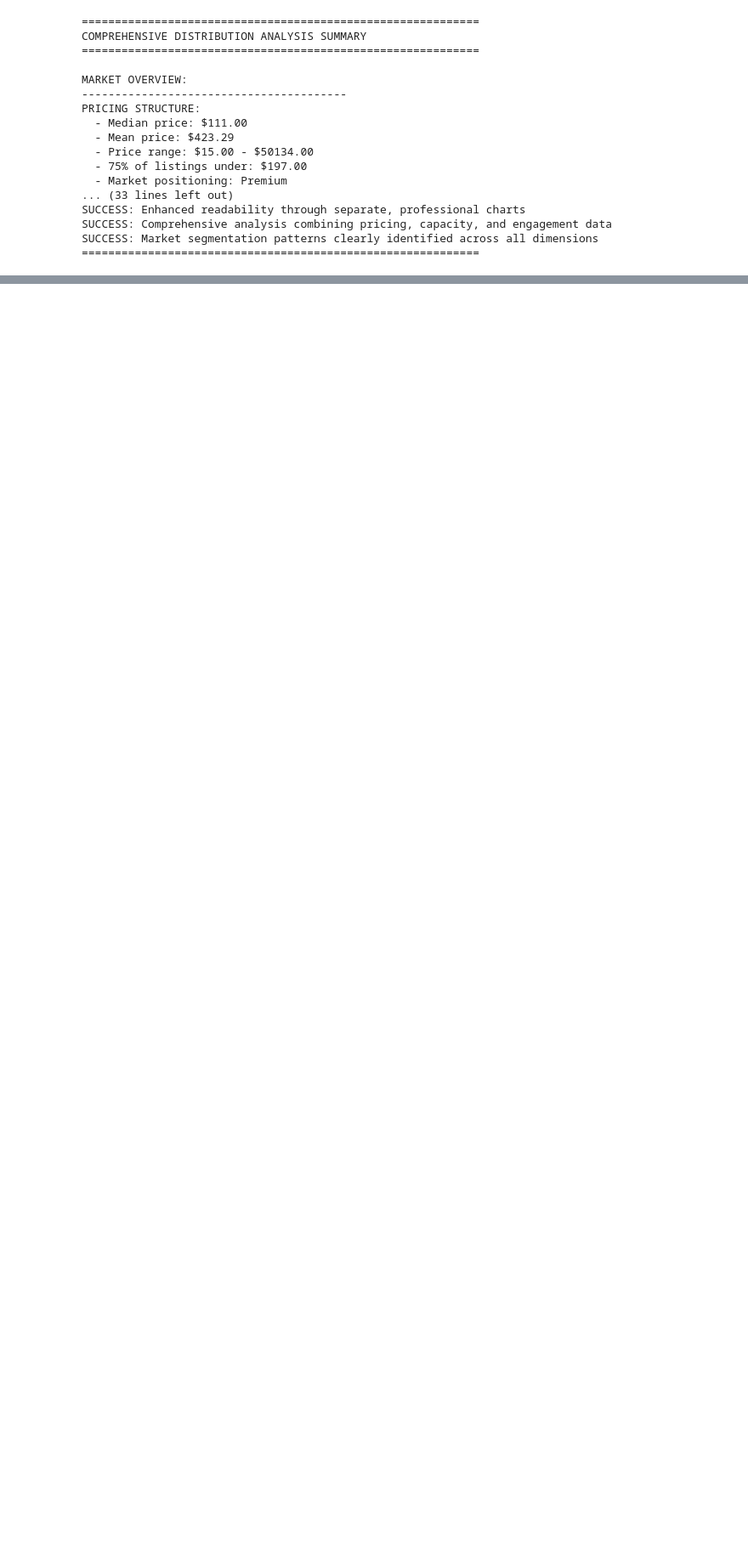
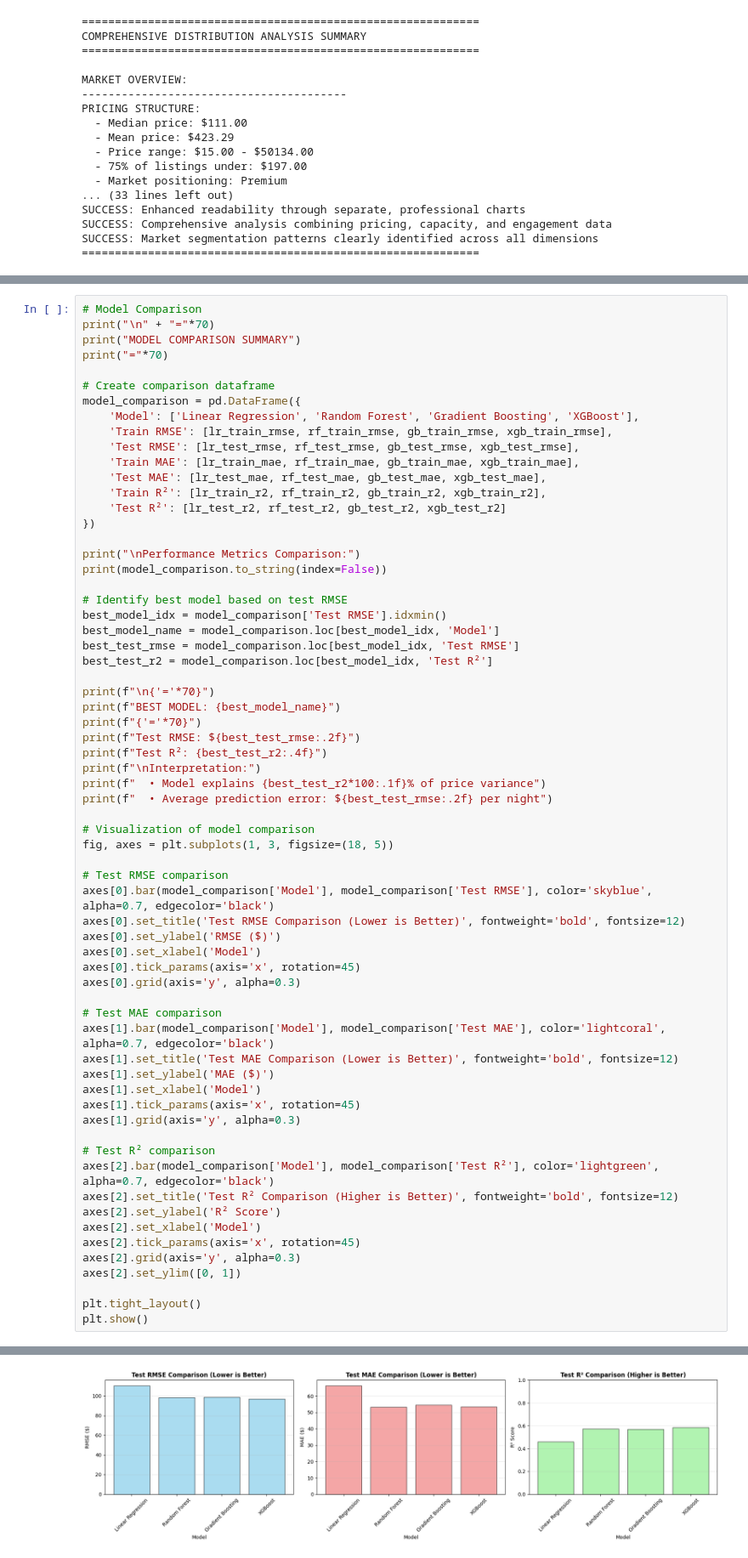
Before and after one commit to Trademark2004/AI-Applications-Project, a Jupyter notebook: Final_Project_661.ipynb, the cells around one changed output, grey strips where cells are left out. Shown at 85% size. Saved outputs shown, nothing was run; the diff lists cells and outputs as text; blank space fills up the shorter version.

Commit message:
Complete MS2: Add ML models with actual metrics, address all feedback

```diff
--- a/Final_Project_661.ipynb
+++ b/Final_Project_661.ipynb
@@ -2013,0 +2182,66 @@ SUCCESS: Categorical variables successfully integrated into comprehensive market
+# %%
+# Model Comparison
+print("\n" + "="*70)
+print("MODEL COMPARISON SUMMARY")
+print("="*70)
+
+# Create comparison dataframe
+model_comparison = pd.DataFrame({
+    'Model': ['Linear Regression', 'Random Forest', 'Gradient Boosting', 'XGBoost'],
+    'Train RMSE': [lr_train_rmse, rf_train_rmse, gb_train_rmse, xgb_train_rmse],
+    'Test RMSE': [lr_test_rmse, rf_test_rmse, gb_test_rmse, xgb_test_rmse],
+    'Train MAE': [lr_train_mae, rf_train_mae, gb_train_mae, xgb_train_mae],
+    'Test MAE': [lr_test_mae, rf_test_mae, gb_test_mae, xgb_test_mae],
+    'Train R²': [lr_train_r2, rf_train_r2, gb_train_r2, xgb_train_r2],
+    'Test R²': [lr_test_r2, rf_test_r2, gb_test_r2, xgb_test_r2]
+})
+
+print("\nPerformance Metrics Comparison:")
+print(model_comparison.to_string(index=False))
+
+# Identify best model based on test RMSE
+best_model_idx = model_comparison['Test RMSE'].idxmin()
+best_model_name = model_comparison.loc[best_model_idx, 'Model']
+best_test_rmse = model_comparison.loc[best_model_idx, 'Test RMSE']
+best_test_r2 = model_comparison.loc[best_model_idx, 'Test R²']
+
+print(f"\n{'='*70}")
+print(f"BEST MODEL: {best_model_name}")
+print(f"{'='*70}")
+print(f"Test RMSE: ${best_test_rmse:.2f}")
+print(f"Test R²: {best_test_r2:.4f}")
+print(f"\nInterpretation:")
+print(f"  • Model explains {best_test_r2*100:.1f}% of price variance")
+print(f"  • Average prediction error: ${best_test_rmse:.2f} per night")
+
+# Visualization of model comparison
+fig, axes = plt.subplots(1, 3, figsize=(18, 5))
+
+# Test RMSE comparison
+axes[0].bar(model_comparison['Model'], model_comparison['Test RMSE'], color='skyblue', alpha=0.7, edgecolor='black')
+axes[0].set_title('Test RMSE Comparison (Lower is Better)', fontweight='bold', fontsize=12)
+axes[0].set_ylabel('RMSE ($)')
+axes[0].set_xlabel('Model')
+axes[0].tick_params(axis='x', rotation=45)
+axes[0].grid(axis='y', alpha=0.3)
+
+# Test MAE comparison
+axes[1].bar(model_comparison['Model'], model_comparison['Test MAE'], color='lightcoral', alpha=0.7, edgecolor='black')
+axes[1].set_title('Test MAE Comparison (Lower is Better)', fontweight='bold', fontsize=12)
+axes[1].set_ylabel('MAE ($)')
+axes[1].set_xlabel('Model')
+axes[1].tick_params(axis='x', rotation=45)
+axes[1].grid(axis='y', alpha=0.3)
+
+# Test R² comparison
+axes[2].bar(model_comparison['Model'], model_comparison['Test R²'], color='lightgreen', alpha=0.7, edgecolor='black')
+axes[2].set_title('Test R² Comparison (Higher is Better)', fontweight='bold', fontsize=12)
+axes[2].set_ylabel('R² Score')
+axes[2].set_xlabel('Model')
+axes[2].tick_params(axis='x', rotation=45)
+axes[2].grid(axis='y', alpha=0.3)
+axes[2].set_ylim([0, 1])
+
+plt.tight_layout()
+plt.show()
+# %% [output]
@@ -2013,0 +2268 @@ SUCCESS: Categorical variables successfully integrated into comprehensive market
+[figure, added]
```
Also changed, not shown: parts of 28 cells of this notebook, 2 other files.
